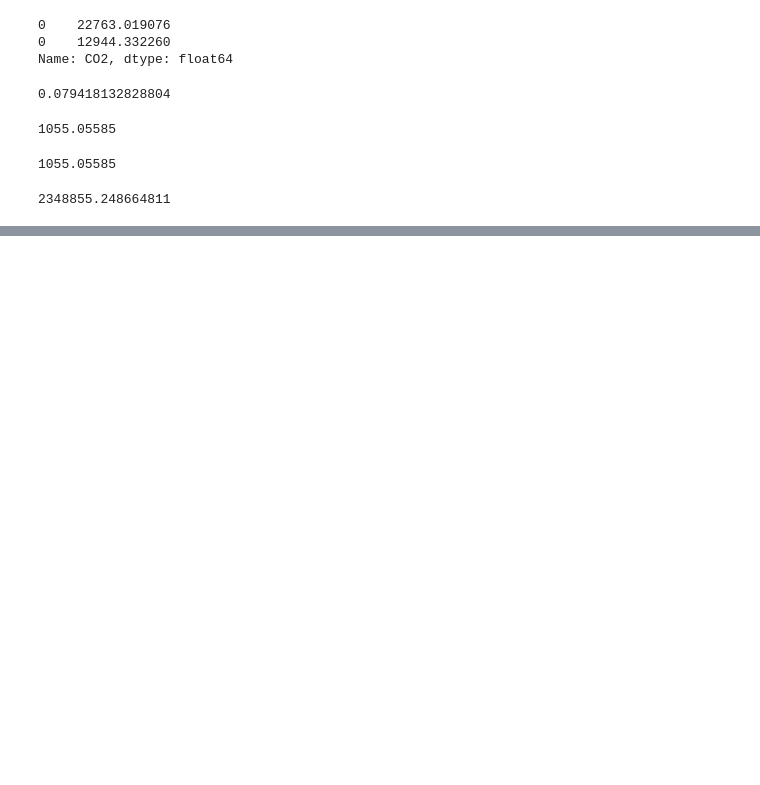
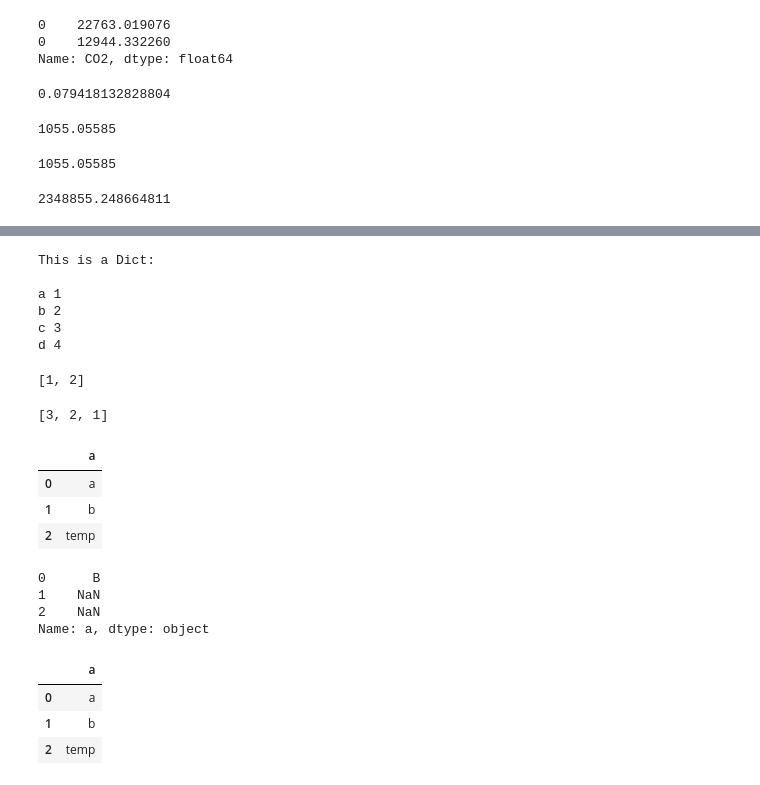
Before and after one commit to olw0905/Interactive-SCSA_Dash, a Jupyter notebook: Untitled.ipynb, the cells around one changed output, grey strips where cells are left out. Saved outputs shown, nothing was run; the diff lists cells and outputs as text; code cells hidden in the pictures; blank space fills up the shorter version.

```diff
--- a/Untitled.ipynb
+++ b/Untitled.ipynb
@@ -1485,0 +1507,19 @@ energy
+# %%
+from collections import OrderedDict
+
+print("This is a Dict:\n")
+d = {}
+d['a'] = 1
+d['b'] = 2
+d['c'] = 3
+d['d'] = 4
+
+for key, value in d.items():
+    print(key, value)
+# %% [output]
+This is a Dict:
+
+a 1
+b 2
+c 3
+d 4
@@ -1485,0 +1528,8 @@ energy
+# %%
+l[:-1:]
+# %% [output]
+[1, 2]
+# %%
+l[::-1]
+# %% [output]
+[3, 2, 1]
@@ -1485,0 +1539,21 @@ energy
+# %%
+a
+# %% [output]
+|  | a |
+| 0 | a |
+| 1 | b |
+| 2 | temp |
+# %%
+a['a'].map({'a': 'B'})
+# %% [output]
+0      B
+1    NaN
+2    NaN
+Name: a, dtype: object
+# %%
+a
+# %% [output]
+|  | a |
+| 0 | a |
+| 1 | b |
+| 2 | temp |
```
Also changed, not shown: parts of 11 cells of this notebook, 4 other files.
